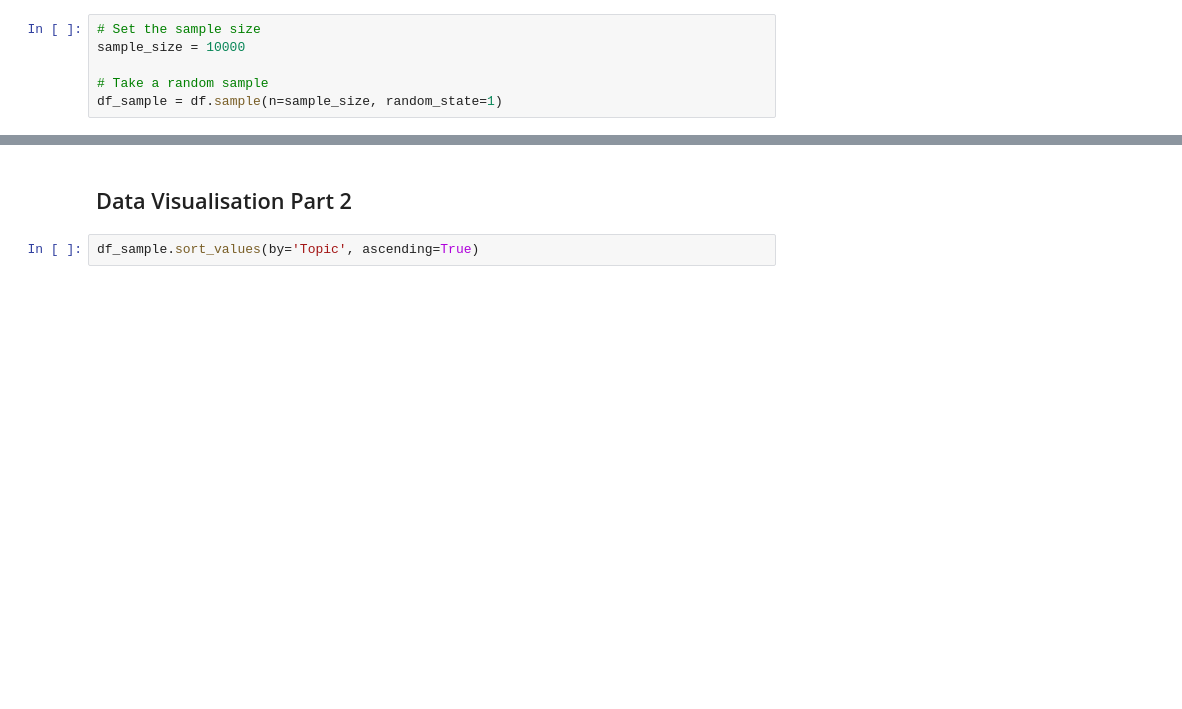
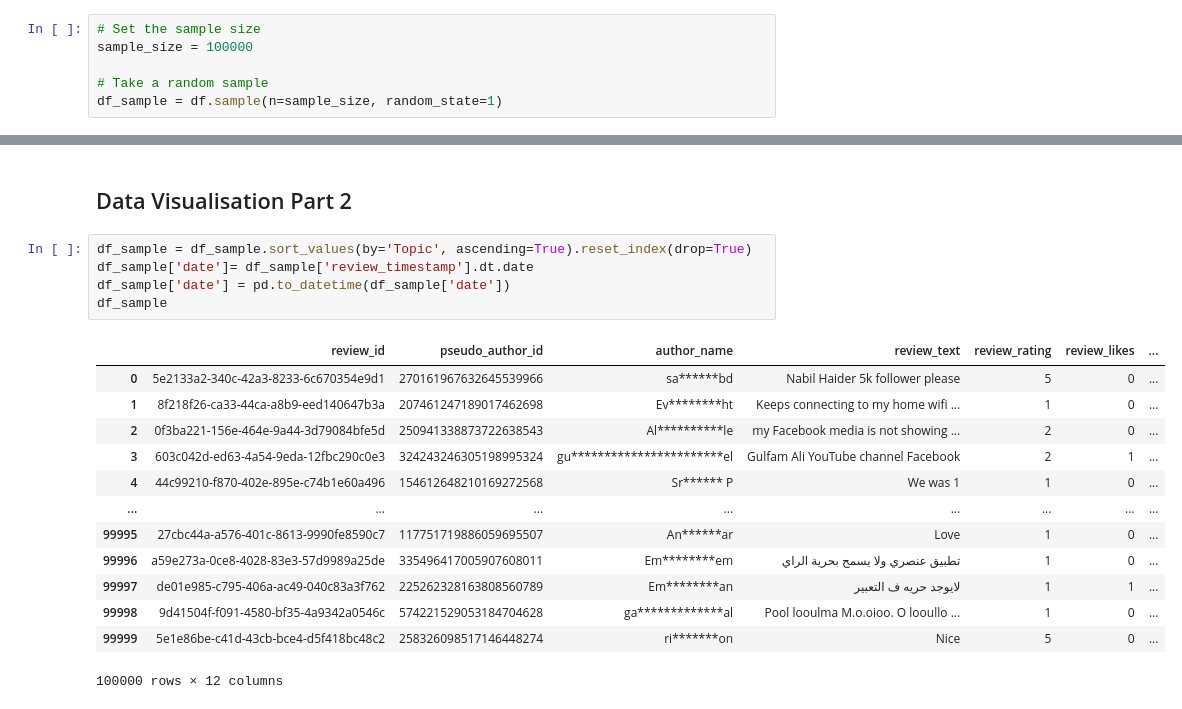
Before and after one commit to juanitopepito97/CA_projects-, a Jupyter notebook: Johannes_Loos_Int_MLDataVis-Hdip-DA-for-Business.ipynb, the cells around one changed output, grey strips where cells are left out. Saved outputs shown, nothing was run; the diff lists cells and outputs as text; blank space fills up the shorter version.

```diff
--- a/Johannes_Loos_Int_MLDataVis-Hdip-DA-for-Business.ipynb
+++ b/Johannes_Loos_Int_MLDataVis-Hdip-DA-for-Business.ipynb
@@ -569,7 +569,7 @@ df
 df = df[df['year'] == 2023]
 # %%
 # Set the sample size
-sample_size = 10000
+sample_size = 100000
 
 # Take a random sample
 df_sample = df.sample(n=sample_size, random_state=1)
@@ -663,5 +726,22 @@ print(classification_report(y_test, y_pred))
 # %% [markdown]
 ## Data Visualisation Part 2
-# %%
-df_sample.sort_values(by='Topic', ascending=True)
+# %%
+df_sample = df_sample.sort_values(by='Topic', ascending=True).reset_index(drop=True)
+df_sample['date']= df_sample['review_timestamp'].dt.date
+df_sample['date'] = pd.to_datetime(df_sample['date'])
+df_sample
+# %% [output]
+|  | review_id | pseudo_author_id | author_name | review_text | review_rating | review_likes | ... |
+| 0 | 5e2133a2-340c-42a3-8233-6c670354e9d1 | 270161967632645539966 | sa******bd | Nabil Haider 5k follower please | 5 | 0 | ... |
+| 1 | 8f218f26-ca33-44ca-a8b9-eed140647b3a | 207461247189017462698 | Ev********ht | Keeps connecting to my home wifi ... | 1 | 0 | ... |
+| 2 | 0f3ba221-156e-464e-9a44-3d79084bfe5d | 250941338873722638543 | Al**********le | my Facebook media is not showing ... | 2 | 0 | ... |
+| 3 | 603c042d-ed63-4a54-9eda-12fbc290c0e3 | 324243246305198995324 | gu***********************el | Gulfam Ali YouTube channel Facebook | 2 | 1 | ... |
+| 4 | 44c99210-f870-402e-895e-c74b1e60a496 | 154612648210169272568 | Sr****** P | We was 1 | 1 | 0 | ... |
+| ... | ... | ... | ... | ... | ... | ... | ... |
+| 99995 | 27cbc44a-a576-401c-8613-9990fe8590c7 | 117751719886059695507 | An******ar | Love | 1 | 0 | ... |
+| 99996 | a59e273a-0ce8-4028-83e3-57d9989a25de | 335496417005907608011 | Em********em | تطبيق عنصري ولا يسمح بحرية الراي | 1 | 0 | ... |
+| 99997 | de01e985-c795-406a-ac49-040c83a3f762 | 225262328163808560789 | Em********an | لايوجد حريه ف التعبير | 1 | 1 | ... |
+| 99998 | 9d41504f-f091-4580-bf35-4a9342a0546c | 574221529053184704628 | ga*************al | Pool looulma M.o.oioo. O looullo ... | 1 | 0 | ... |
+| 99999 | 5e1e86be-c41d-43cb-bce4-d5f418bc48c2 | 258326098517146448274 | ri*******on | Nice | 5 | 0 | ... |
+100000 rows × 12 columns
 # %%
```
Also changed, not shown: parts of 16 cells of this notebook.
